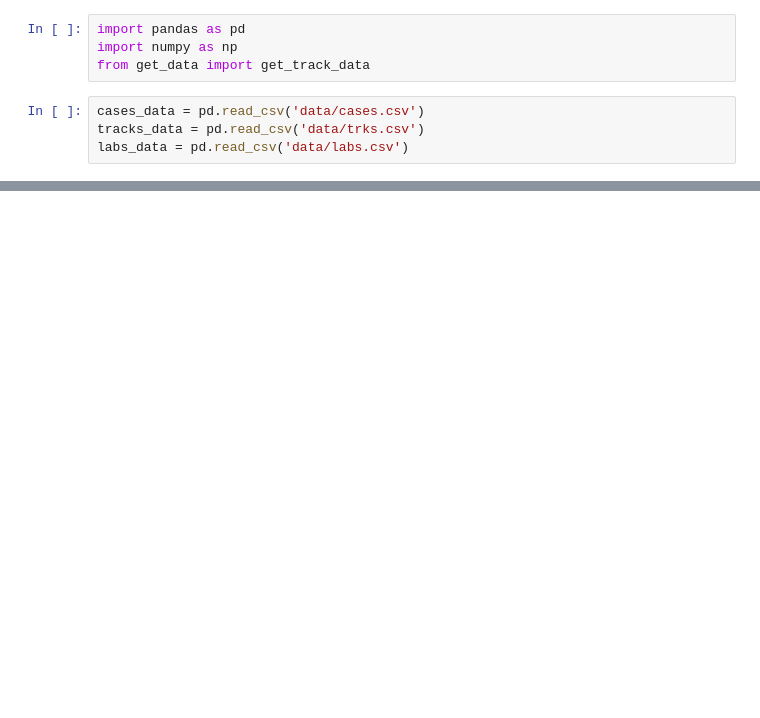
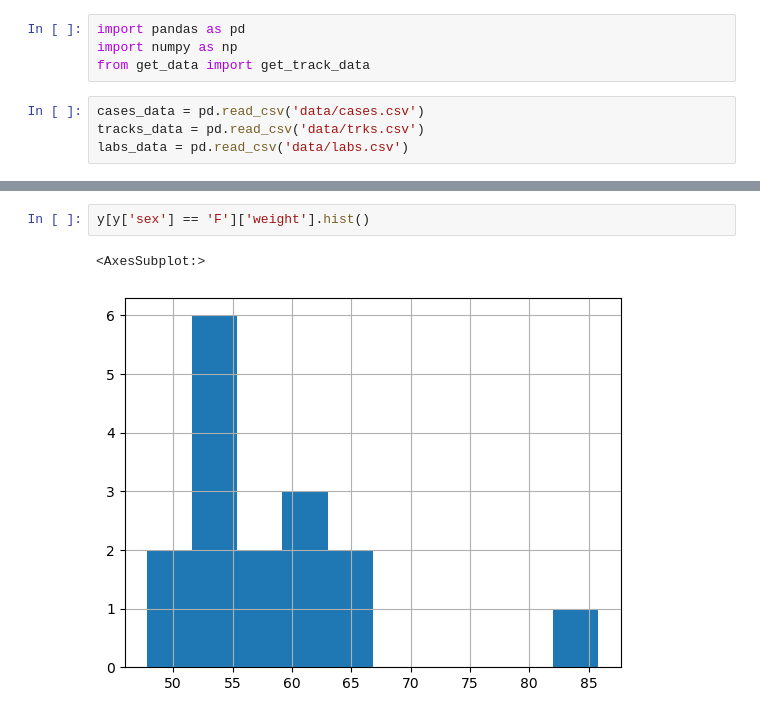
Before and after one commit to g7xu/Dual-Lens, a Jupyter notebook: eda.ipynb, the cells around one changed output, grey strips where cells are left out. Saved outputs shown, nothing was run; the diff lists cells and outputs as text; blank space fills up the shorter version.

```diff
--- a/eda.ipynb
+++ b/eda.ipynb
@@ -8,0 +36,5 @@ labs_data = pd.read_csv('data/labs.csv')
+# %%
+y[y['sex'] == 'F']['weight'].hist()
+# %% [output]
+<AxesSubplot:>
+[figure, added]
```
Also changed, not shown: parts of 14 cells of this notebook, 1 other file.
